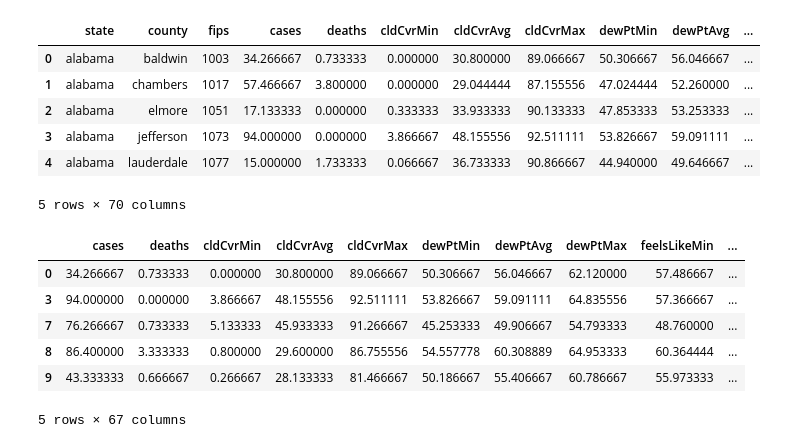
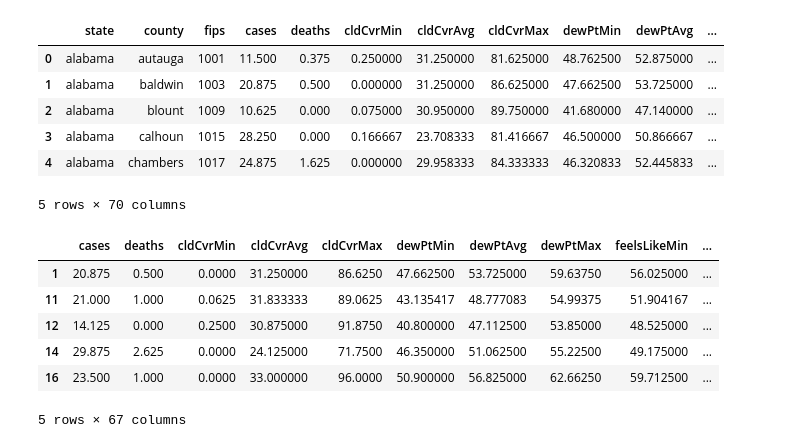
Before and after one commit to TianyuanCai/covid19, a Jupyter notebook: model/trees.ipynb, the cells around one changed output. Cells and saved outputs as stored; diff of their text form; code cells hidden in the pictures.

```diff
--- a/model/trees.ipynb
+++ b/model/trees.ipynb
@@ -11,25 +13,25 @@ import sys
 sys.path.append('../.')
 from lib import get_data
 # %%
-df = get_data.get_model_data(date_range=(0,14), pred_day=21)
+df = get_data.get_model_data(date_range=(0,7), pred_day=10)
 df.head()
 # %% [output]
 |  | state | county | fips | cases | deaths | cldCvrMin | cldCvrAvg | cldCvrMax | dewPtMin | dewPtAvg | ... |
-| 0 | alabama | baldwin | 1003 | 34.266667 | 0.733333 | 0.000000 | 30.800000 | 89.066667 | 50.306667 | 56.046667 | ... |
-| 1 | alabama | chambers | 1017 | 57.466667 | 3.800000 | 0.000000 | 29.044444 | 87.155556 | 47.024444 | 52.260000 | ... |
-| 2 | alabama | elmore | 1051 | 17.133333 | 0.000000 | 0.333333 | 33.933333 | 90.133333 | 47.853333 | 53.253333 | ... |
-| 3 | alabama | jefferson | 1073 | 94.000000 | 0.000000 | 3.866667 | 48.155556 | 92.511111 | 53.826667 | 59.091111 | ... |
-| 4 | alabama | lauderdale | 1077 | 15.000000 | 1.733333 | 0.066667 | 36.733333 | 90.866667 | 44.940000 | 49.646667 | ... |
+| 0 | alabama | autauga | 1001 | 11.500 | 0.375 | 0.250000 | 31.250000 | 81.625000 | 48.762500 | 52.875000 | ... |
+| 1 | alabama | baldwin | 1003 | 20.875 | 0.500 | 0.000000 | 31.250000 | 86.625000 | 47.662500 | 53.725000 | ... |
+| 2 | alabama | blount | 1009 | 10.625 | 0.000 | 0.075000 | 30.950000 | 89.750000 | 41.680000 | 47.140000 | ... |
+| 3 | alabama | calhoun | 1015 | 28.250 | 0.000 | 0.166667 | 23.708333 | 81.416667 | 46.500000 | 50.866667 | ... |
+| 4 | alabama | chambers | 1017 | 24.875 | 1.625 | 0.000000 | 29.958333 | 84.333333 | 46.320833 | 52.445833 | ... |
 5 rows × 70 columns
 # %%
 df = df._get_numeric_data().drop(['fips'],axis=1).dropna()
 df.head()
 # %% [output]
 |  | cases | deaths | cldCvrMin | cldCvrAvg | cldCvrMax | dewPtMin | dewPtAvg | dewPtMax | feelsLikeMin | ... |
-| 0 | 34.266667 | 0.733333 | 0.000000 | 30.800000 | 89.066667 | 50.306667 | 56.046667 | 62.120000 | 57.486667 | ... |
-| 3 | 94.000000 | 0.000000 | 3.866667 | 48.155556 | 92.511111 | 53.826667 | 59.091111 | 64.835556 | 57.366667 | ... |
-| 7 | 76.266667 | 0.733333 | 5.133333 | 45.933333 | 91.266667 | 45.253333 | 49.906667 | 54.793333 | 48.760000 | ... |
-| 8 | 86.400000 | 3.333333 | 0.800000 | 29.600000 | 86.755556 | 54.557778 | 60.308889 | 64.953333 | 60.364444 | ... |
-| 9 | 43.333333 | 0.666667 | 0.266667 | 28.133333 | 81.466667 | 50.186667 | 55.406667 | 60.786667 | 55.973333 | ... |
+| 1 | 20.875 | 0.500 | 0.0000 | 31.250000 | 86.6250 | 47.662500 | 53.725000 | 59.63750 | 56.025000 | ... |
+| 11 | 21.000 | 1.000 | 0.0625 | 31.833333 | 89.0625 | 43.135417 | 48.777083 | 54.99375 | 51.904167 | ... |
+| 12 | 14.125 | 0.000 | 0.2500 | 30.875000 | 91.8750 | 40.800000 | 47.112500 | 53.85000 | 48.525000 | ... |
+| 14 | 29.875 | 2.625 | 0.0000 | 24.125000 | 71.7500 | 46.350000 | 51.062500 | 55.22500 | 49.175000 | ... |
+| 16 | 23.500 | 1.000 | 0.0000 | 33.000000 | 96.0000 | 50.900000 | 56.825000 | 62.66250 | 59.712500 | ... |
 5 rows × 67 columns
 # %%
```
Also changed, not shown: parts of 19 cells of this notebook.
